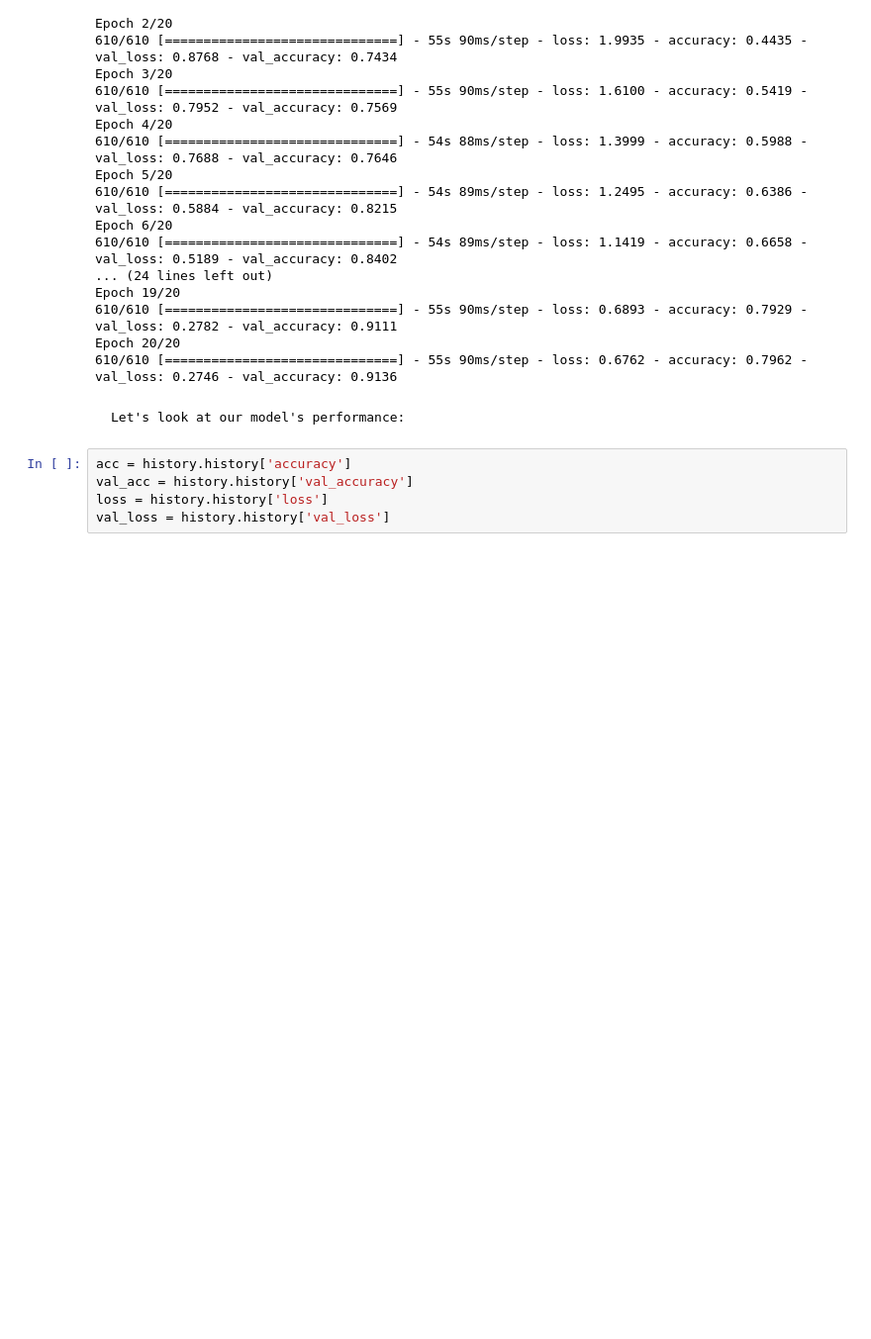
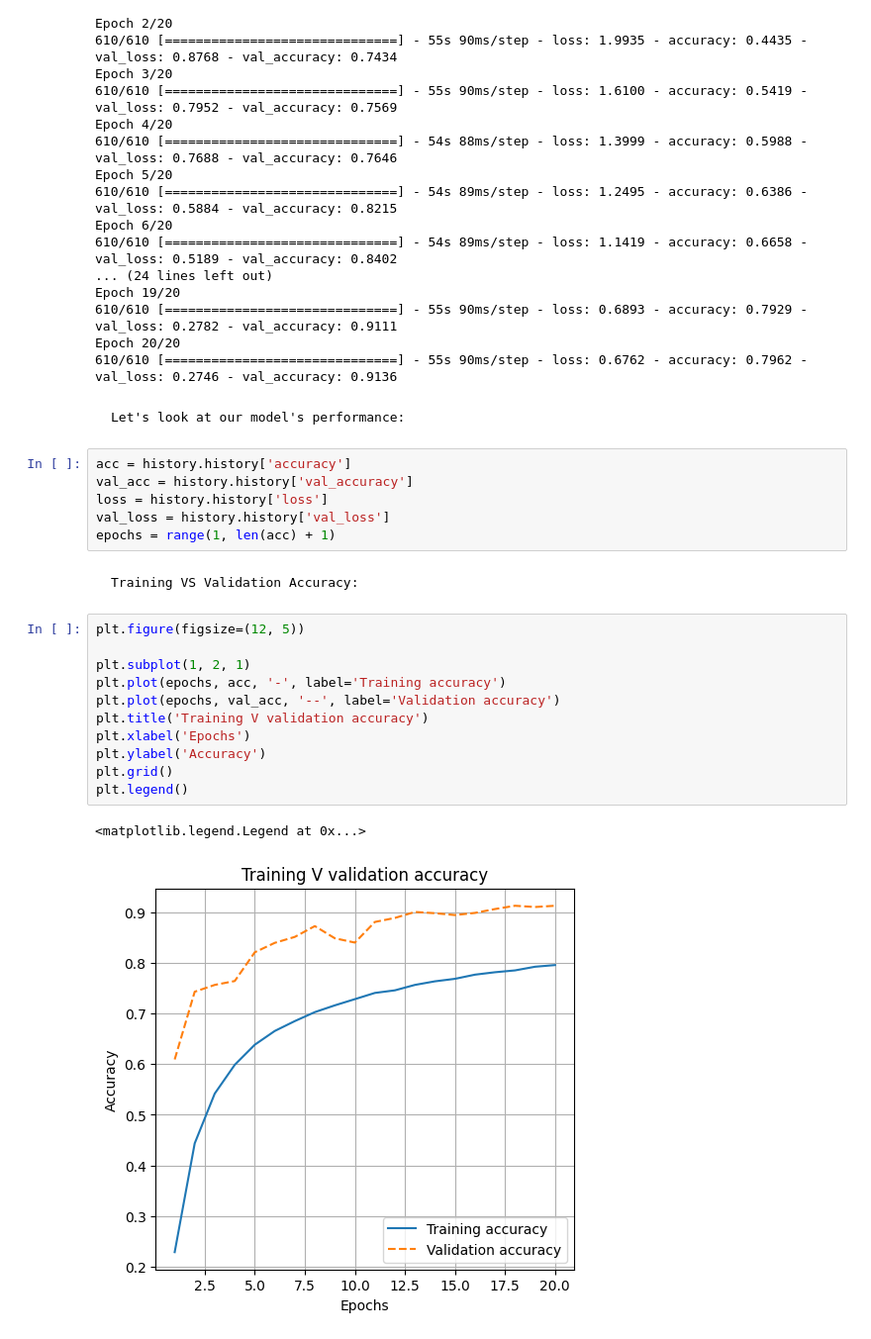
Before and after one commit to Khurdhula-Harshavardhan/Hindi-OCR, a Jupyter notebook: CNN_kernel.ipynb, the cells around one changed output. Shown: that part at 99% size. Drawn from its saved outputs; the diff is of its cells as text; blank space fills up the shorter version.

Commit message:
Visualizes our model's performance.

```diff
--- a/CNN_kernel.ipynb
+++ b/CNN_kernel.ipynb
@@ -99,3 +99,20 @@ acc = history.history['accuracy']
 val_acc = history.history['val_accuracy']
 loss = history.history['loss']
 val_loss = history.history['val_loss']
+epochs = range(1, len(acc) + 1)
+# %% [markdown]
+    Training VS Validation Accuracy:
+# %%
+plt.figure(figsize=(12, 5))
+
+plt.subplot(1, 2, 1)
+plt.plot(epochs, acc, '-', label='Training accuracy')
+plt.plot(epochs, val_acc, '--', label='Validation accuracy')
+plt.title('Training V validation accuracy')
+plt.xlabel('Epochs')
+plt.ylabel('Accuracy')
+plt.grid()
+plt.legend()
+# %% [output]
+<matplotlib.legend.Legend at 0x...>
+[figure, added]
```
Also changed, not shown: parts of 2 cells of this notebook.
